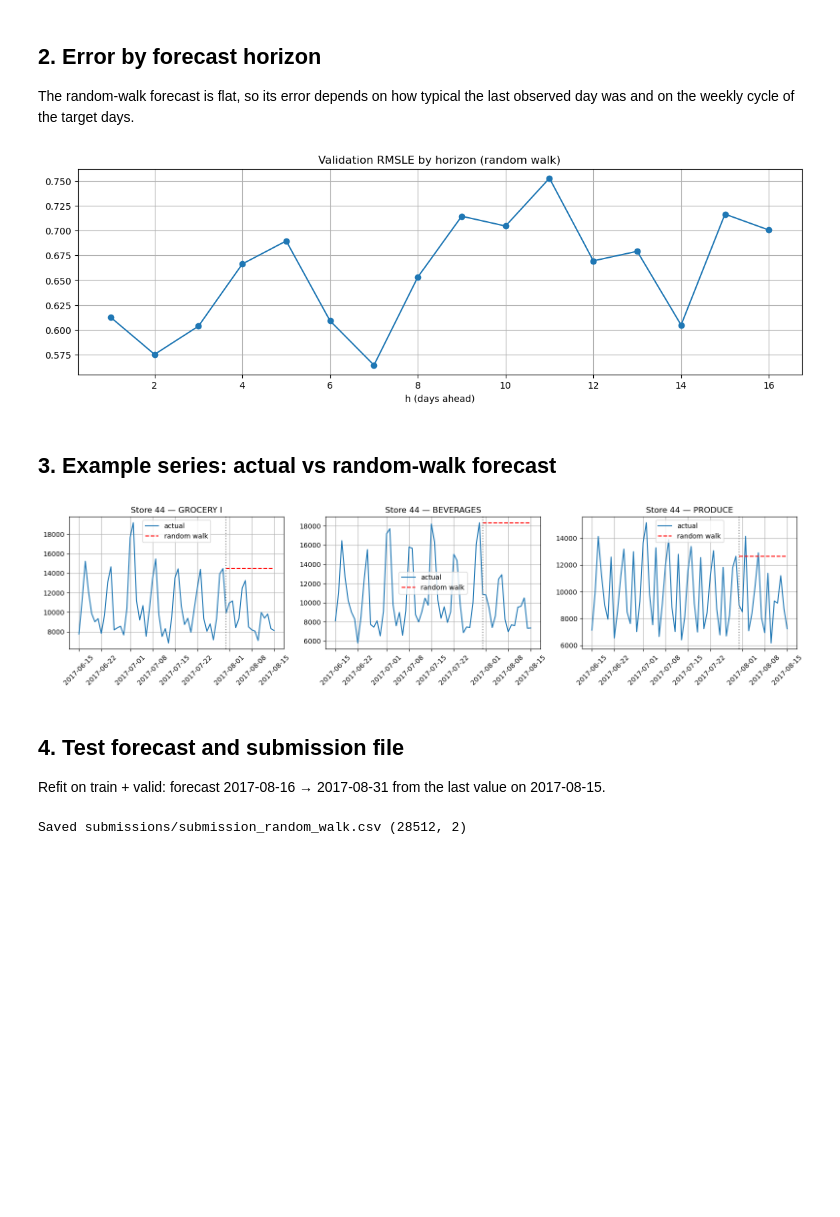
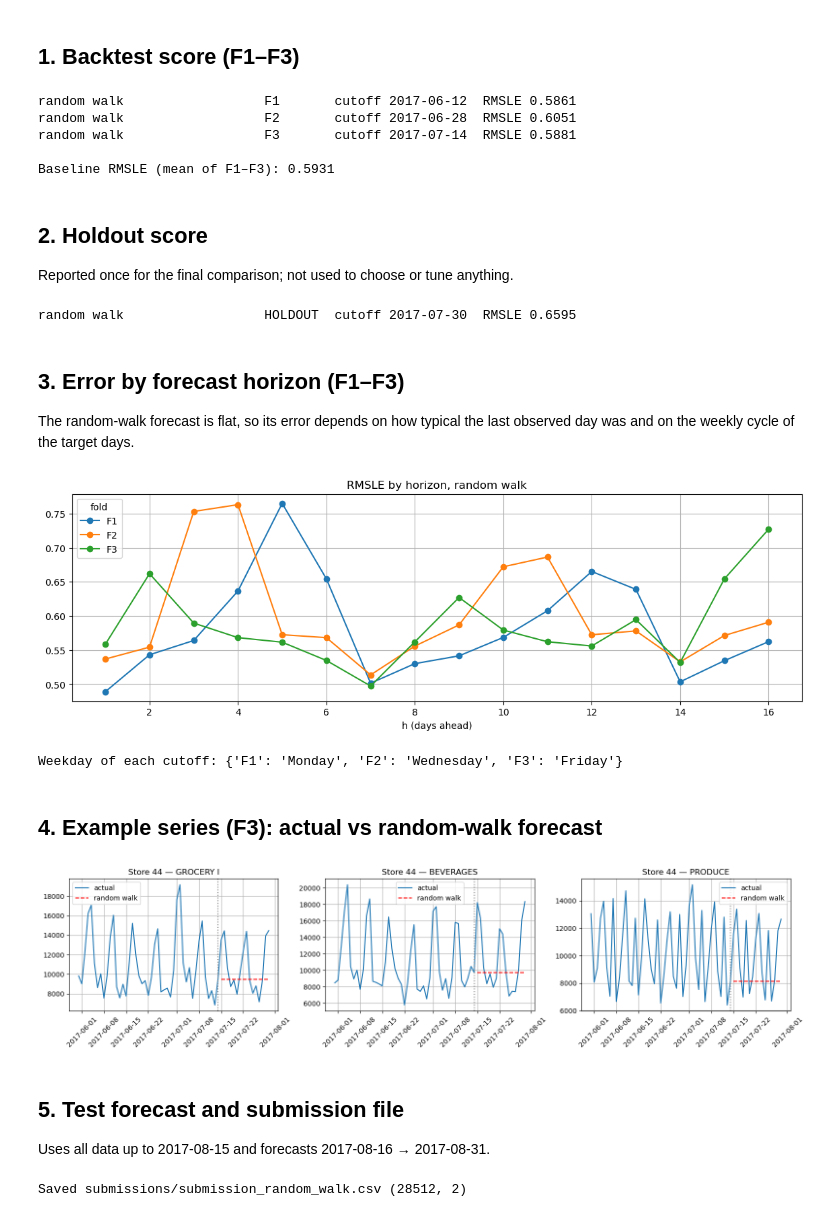
Before and after one commit to jssuedjr/time-series-forecasting, a Jupyter notebook: kaggle_comp/notebooks/03_baseline_random_walk.ipynb, the cells around one changed output. Drawn from its saved outputs; the diff is of its cells as text; code cells hidden in the pictures; blank space fills up the shorter version.

```diff
--- a/kaggle_comp/notebooks/03_baseline_random_walk.ipynb
+++ b/kaggle_comp/notebooks/03_baseline_random_walk.ipynb
@@ -13,19 +24,12 @@ Every later model must beat this score on the validation split.
 # %%
-import os
 import numpy as np
 import pandas as pd
 import matplotlib.pyplot as plt
+import backtest as bt
 
 plt.rcParams['figure.figsize'] = (14, 4)
 plt.rcParams['axes.grid'] = True
 
-# Works both locally (data/) and inside the repo (kaggle_comp/notebooks -> ../data/)
-DATA = 'data/' if os.path.exists('data/processed.parquet') else '../data/'
-VALID_START = pd.Timestamp('2017-07-31')
-TEST_START = pd.Timestamp('2017-08-16')
-K = ['store_nbr', 'family']
-
-df = pd.read_parquet(DATA + 'processed.parquet',
-                     columns=['id', 'date', 'store_nbr', 'family', 'sales', 'split', 'zero_series'])
+df = bt.load_panel()
 print(df.shape)
 # %% [output]
@@ -61,29 +37,58 @@ Validation RMSLE, random walk: 0.6595
+# %% [markdown]
+## 1. Backtest score (F1–F3)
+# %%
+dev = bt.backtest(bt.random_walk, df, bt.FOLDS, name='random walk')
+print('\nBaseline RMSLE (mean of F1–F3): %.4f' % dev['mean'])
+# %% [output]
+random walk                  F1       cutoff 2017-06-12  RMSLE 0.5861
+random walk                  F2       cutoff 2017-06-28  RMSLE 0.6051
+random walk                  F3       cutoff 2017-07-14  RMSLE 0.5881
+
+Baseline RMSLE (mean of F1–F3): 0.5931
+# %% [markdown]
+## 2. Holdout score
+Reported once for the final comparison; not used to choose or tune anything.
+# %%
+hold = bt.backtest(bt.random_walk, df, bt.HOLDOUT, name='random walk')
+# %% [output]
+random walk                  HOLDOUT  cutoff 2017-07-30  RMSLE 0.6595
 # %% [markdown]
-## 2. Error by forecast horizon
+## 3. Error by forecast horizon (F1–F3)
 The random-walk forecast is flat, so its error depends on how typical the last observed day was
 and on the weekly cycle of the target days.
 # %%
-val['h'] = (val.date - VALID_START).dt.days + 1
-by_h = val.groupby('h').apply(lambda g: rmsle(g.sales, g.pred), include_groups=False)
-ax = by_h.plot(marker='o', title='Validation RMSLE by horizon (random walk)')
+rows = []
+for f, cutoff in bt.FOLDS.items():
+    out = bt.run_fold(bt.random_walk, df, cutoff)
+    out['h'] = (out.date - cutoff).dt.days
+    out['fold'] = f
+    rows.append(out)
+dev_out = pd.concat(rows)
+by_h = dev_out.groupby(['h', 'fold']).apply(lambda g: bt.rmsle(g.sales, g.pred), include_groups=False).unstack()
+ax = by_h.plot(marker='o', title='RMSLE by horizon, random walk')
 ax.set_xlabel('h (days ahead)'); plt.show()
+print('Weekday of each cutoff:', {f: c.day_name() for f, c in bt.FOLDS.items()})
 # %% [output]
-[figure, old version]
+[figure, new version]
+Weekday of each cutoff: {'F1': 'Monday', 'F2': 'Wednesday', 'F3': 'Friday'}
 # %% [markdown]
-## 3. Example series: actual vs random-walk forecast
+## 4. Example series (F3): actual vs random-walk forecast
 # %%
+cut = bt.FOLDS['F3']
+f3 = dev_out[dev_out.fold == 'F3']
 fig, axes = plt.subplots(1, 3, figsize=(16, 4))
 for ax, fam in zip(axes, ['GROCERY I', 'BEVERAGES', 'PRODUCE']):
-    s = df[(df.store_nbr == 44) & (df.family == fam) & (df.date >= '2017-06-15') & (df.split != 'test')]
+    s = df[(df.store_nbr == 44) & (df.family == fam) & (df.date > cut - pd.Timedelta(days=45))
+           & (df.date <= cut + pd.Timedelta(days=bt.H))]
     ax.plot(s.date, s.sales, label='actual')
-    v = val[(val.store_nbr == 44) & (val.family == fam)]
+    v = f3[(f3.store_nbr == 44) & (f3.family == fam)]
     ax.plot(v.date, v.pred, 'r--', label='random walk')
-    ax.axvline(VALID_START, color='gray', ls=':')
+    ax.axvline(cut, color='gray', ls=':')
     ax.set_title(f'Store 44 — {fam}'); ax.tick_params(axis='x', rotation=45); ax.legend()
 plt.tight_layout(); plt.show()
 # %% [output]
-[figure, old version]
+[figure, new version]
 # %% [markdown]
-## 4. Test forecast and submission file
-Refit on train + valid: forecast 2017-08-16 → 2017-08-31 from the last value on 2017-08-15.
+## 5. Test forecast and submission file
+Uses all data up to 2017-08-15 and forecasts 2017-08-16 → 2017-08-31.
 # %%
```
Also changed, not shown: parts of 6 cells of this notebook.
